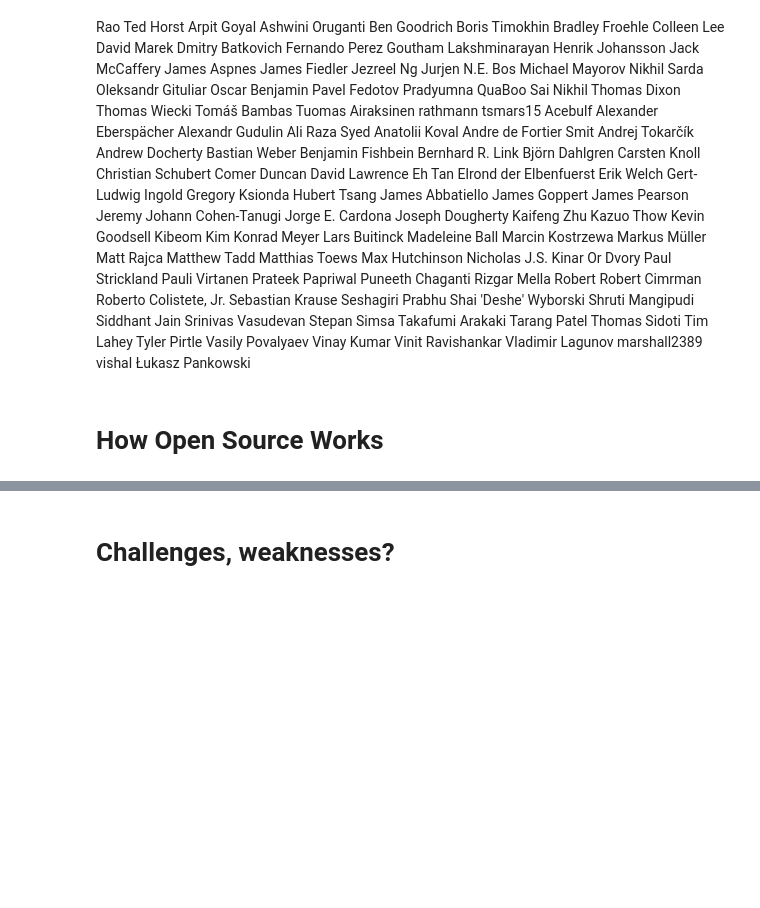
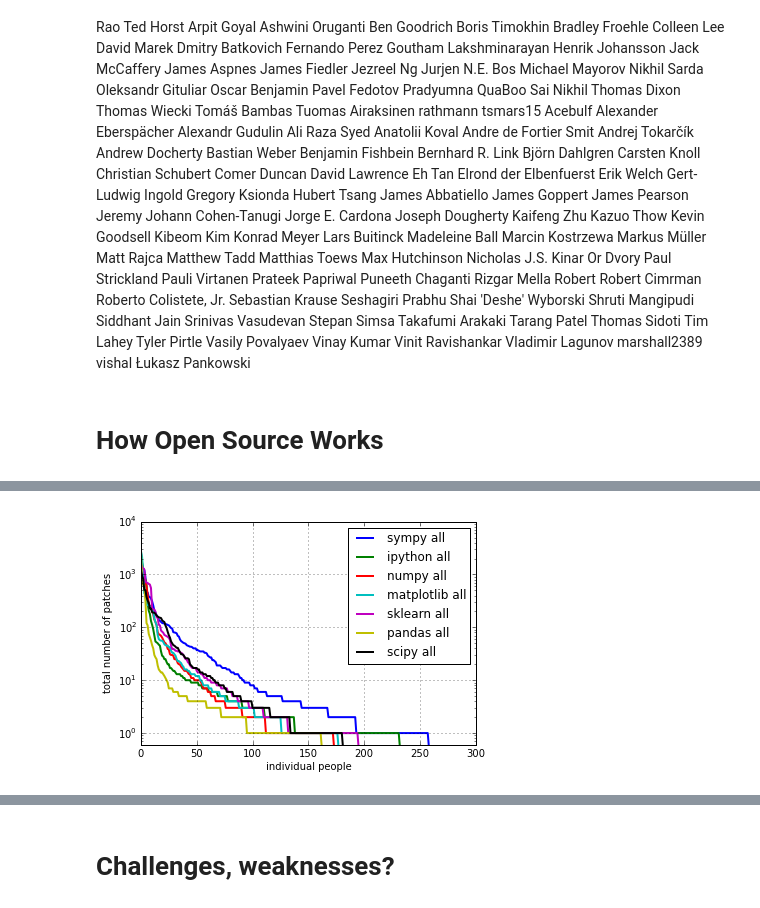
Before and after one commit to certik/scipy-in-13, a Jupyter notebook: keynote/Certik Keynote.ipynb, the cells around one changed output, grey strips where cells are left out. Cells and saved outputs as stored; diff of their text form; code cells hidden in the pictures; blank space fills up the shorter version.

```diff
--- a/keynote/Certik Keynote.ipynb
+++ b/keynote/Certik Keynote.ipynb
@@ -546,18 +566,20 @@ savefig("commits1b.png")
 # %%
 for project in ["sympy", "ipython", "numpy", "matplotlib", 'sklearn', 'pandas', 'scipy']:
     data = get_data("%s-all.txt" % project)
     #data = data / float(sum(data))
     #data = data / float(data[0])
     data = np.append(data, [0.55]*(300 - len(data)))
     semilogy(data, lw=2, label="%s all" % project)
 
 legend()
 grid()
 xlabel("individual people")
 ylabel("total number of patches")
 xlim([0, 300]);
 ylim([0.6, 1e4]);
-savefig("commits-all.png")
+savefig("plots/commits-all.png")
+# %% [output]
+[figure, added]
 # %%
 for project in ["sympy", "ipython", "numpy", "matplotlib", 'sklearn', 'pandas', 'scipy', "linux"]:
     data = get_data("%s-all.txt" % project)
```
Also changed, not shown: parts of 17 cells of this notebook.
